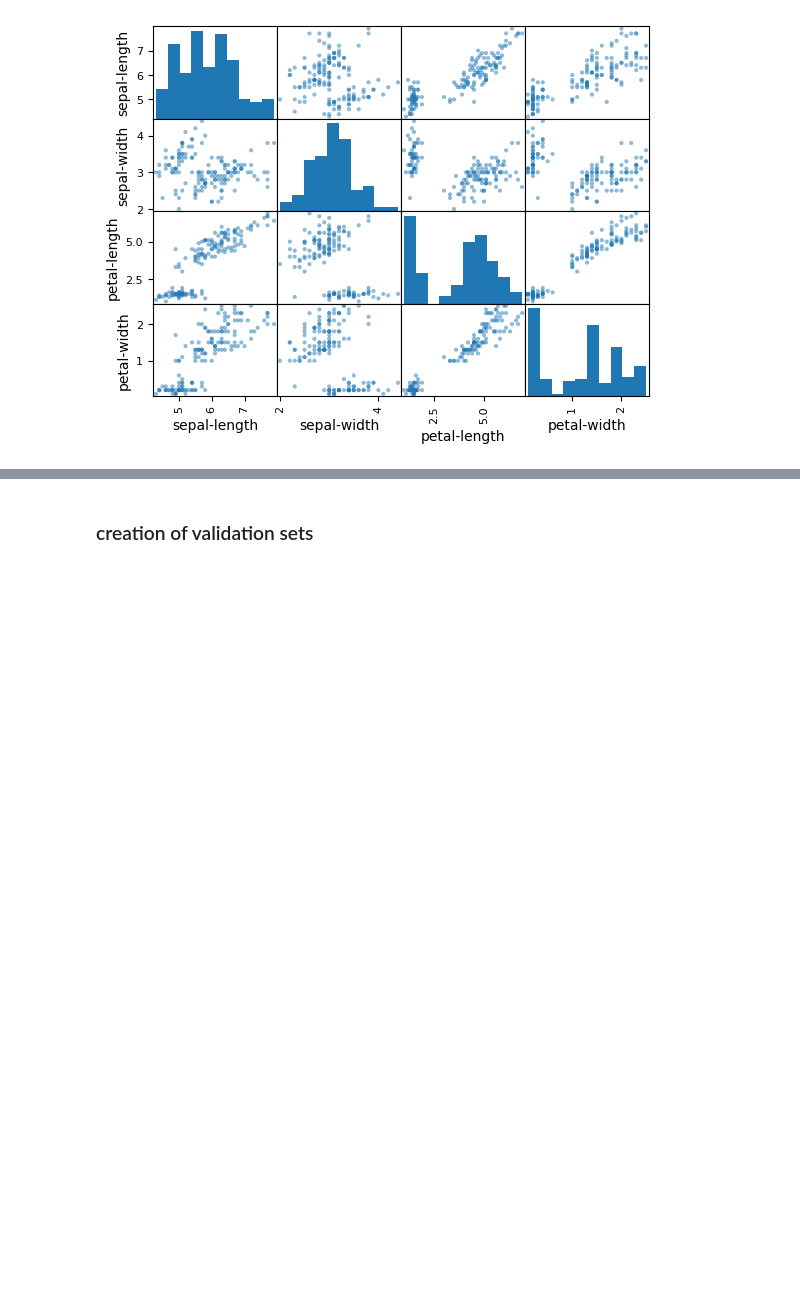
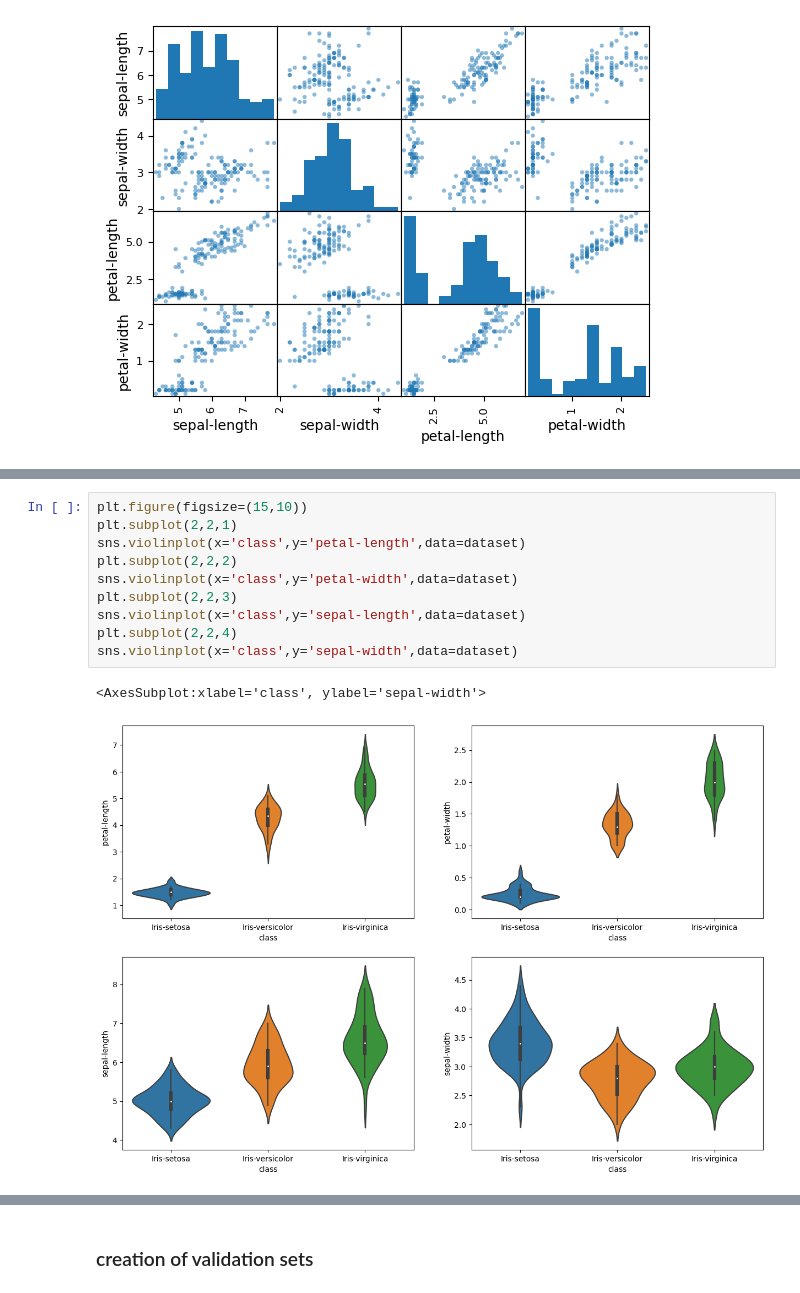
Before and after one commit to eliazonta/iris, a Jupyter notebook: iris.ipynb, the cells around one changed output, grey strips where cells are left out. Cells and saved outputs as stored; diff of their text form; blank space fills up the shorter version.

```diff
--- a/iris.ipynb
+++ b/iris.ipynb
@@ -116,0 +126,13 @@ pyplot.show()
+# %%
+plt.figure(figsize=(15,10))
+plt.subplot(2,2,1)
+sns.violinplot(x='class',y='petal-length',data=dataset)
+plt.subplot(2,2,2)
+sns.violinplot(x='class',y='petal-width',data=dataset)
+plt.subplot(2,2,3)
+sns.violinplot(x='class',y='sepal-length',data=dataset)
+plt.subplot(2,2,4)
+sns.violinplot(x='class',y='sepal-width',data=dataset)
+# %% [output]
+<AxesSubplot:xlabel='class', ylabel='sepal-width'>
+[figure, added]
```
Also changed, not shown: parts of 3 cells of this notebook.
